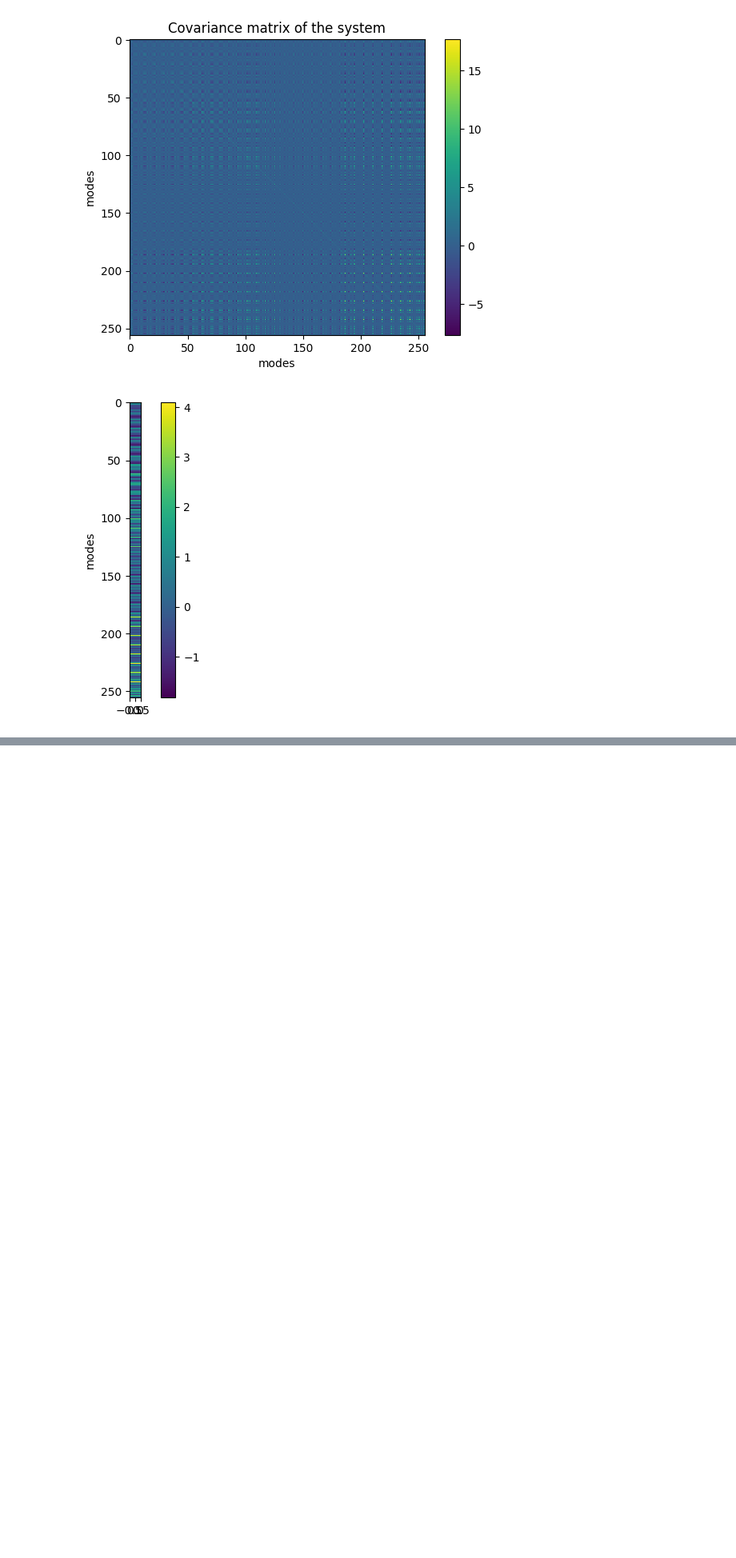
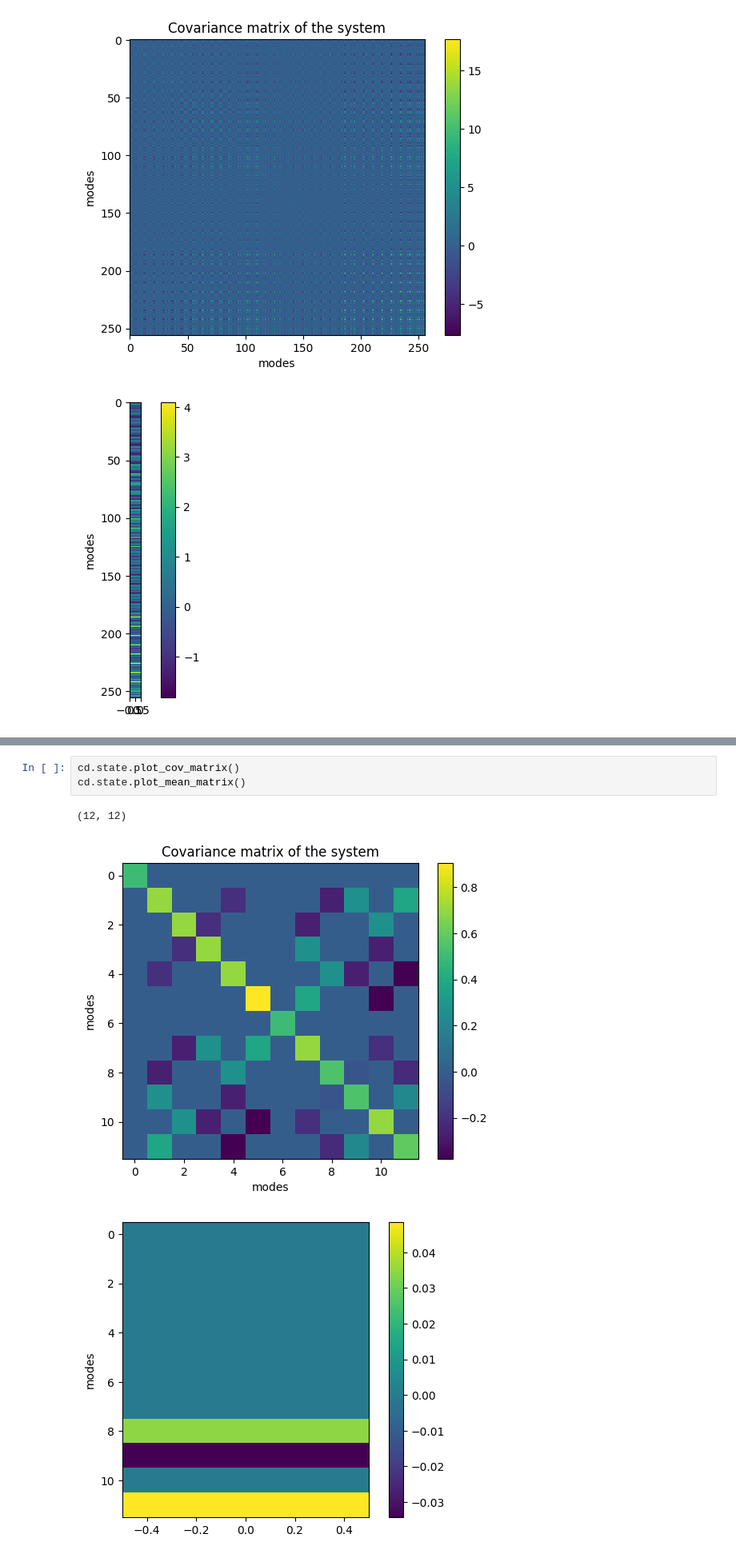
Before and after one commit to RomainBrunel/SCIQIS-Project, a Jupyter notebook: test.ipynb, the cells around one changed output, grey strips where cells are left out. Shown: that part at 80% size. Drawn from its saved outputs; the diff is of its cells as text; blank space fills up the shorter version.

```diff
--- a/test.ipynb
+++ b/test.ipynb
@@ -257,0 +314,7 @@ cd.state.plot_cov_matrix()
+# %%
+cd.state.plot_cov_matrix()
+cd.state.plot_mean_matrix()
+# %% [output]
+(12, 12)
+[figure, added]
+[figure, added]
```
Also changed, not shown: parts of 8 cells of this notebook, 1 other file.
